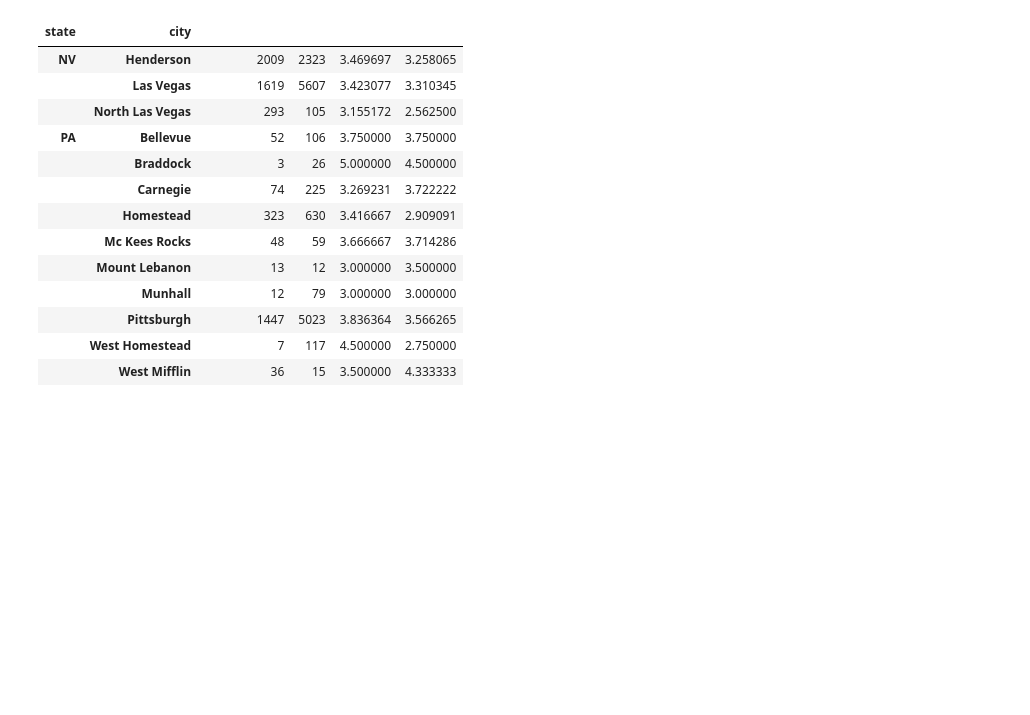
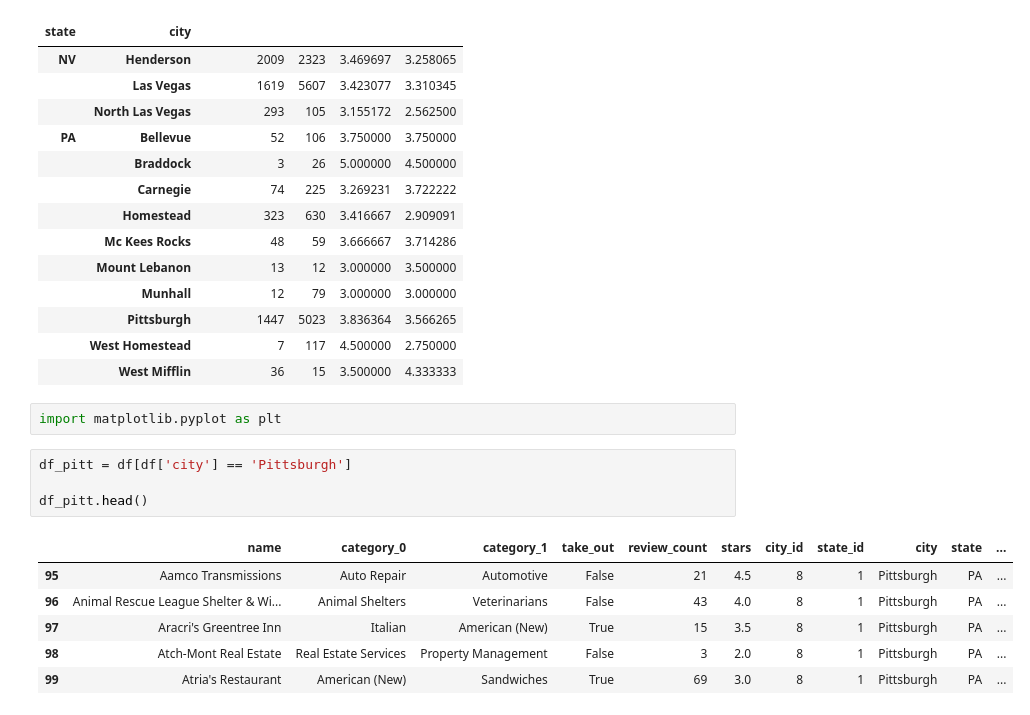
Before and after one commit to alexbui96/python, a Jupyter notebook: coursera/UPenn_yelp.ipynb, the cells around one changed output. Drawn from its saved outputs; the diff is of its cells as text; blank space fills up the shorter version.

```diff
--- a/coursera/UPenn_yelp.ipynb
+++ b/coursera/UPenn_yelp.ipynb
@@ -351,3 +351,16 @@ pivot_a2
 |  | Pittsburgh | 1447 | 5023 | 3.836364 | 3.566265 |
 |  | West Homestead | 7 | 117 | 4.500000 | 2.750000 |
 |  | West Mifflin | 36 | 15 | 3.500000 | 4.333333 |
+# %%
+import matplotlib.pyplot as plt
+# %%
+df_pitt = df[df['city'] == 'Pittsburgh']
+
+df_pitt.head()
+# %% [output]
+|  | name | category_0 | category_1 | take_out | review_count | stars | city_id | state_id | city | state | ... |
+| 95 | Aamco Transmissions | Auto Repair | Automotive | False | 21 | 4.5 | 8 | 1 | Pittsburgh | PA | ... |
+| 96 | Animal Rescue League Shelter & Wi... | Animal Shelters | Veterinarians | False | 43 | 4.0 | 8 | 1 | Pittsburgh | PA | ... |
+| 97 | Aracri's Greentree Inn | Italian | American (New) | True | 15 | 3.5 | 8 | 1 | Pittsburgh | PA | ... |
+| 98 | Atch-Mont Real Estate | Real Estate Services | Property Management | False | 3 | 2.0 | 8 | 1 | Pittsburgh | PA | ... |
+| 99 | Atria's Restaurant | American (New) | Sandwiches | True | 69 | 3.0 | 8 | 1 | Pittsburgh | PA | ... |
```
Also changed, not shown: parts of 5 cells of this notebook.
